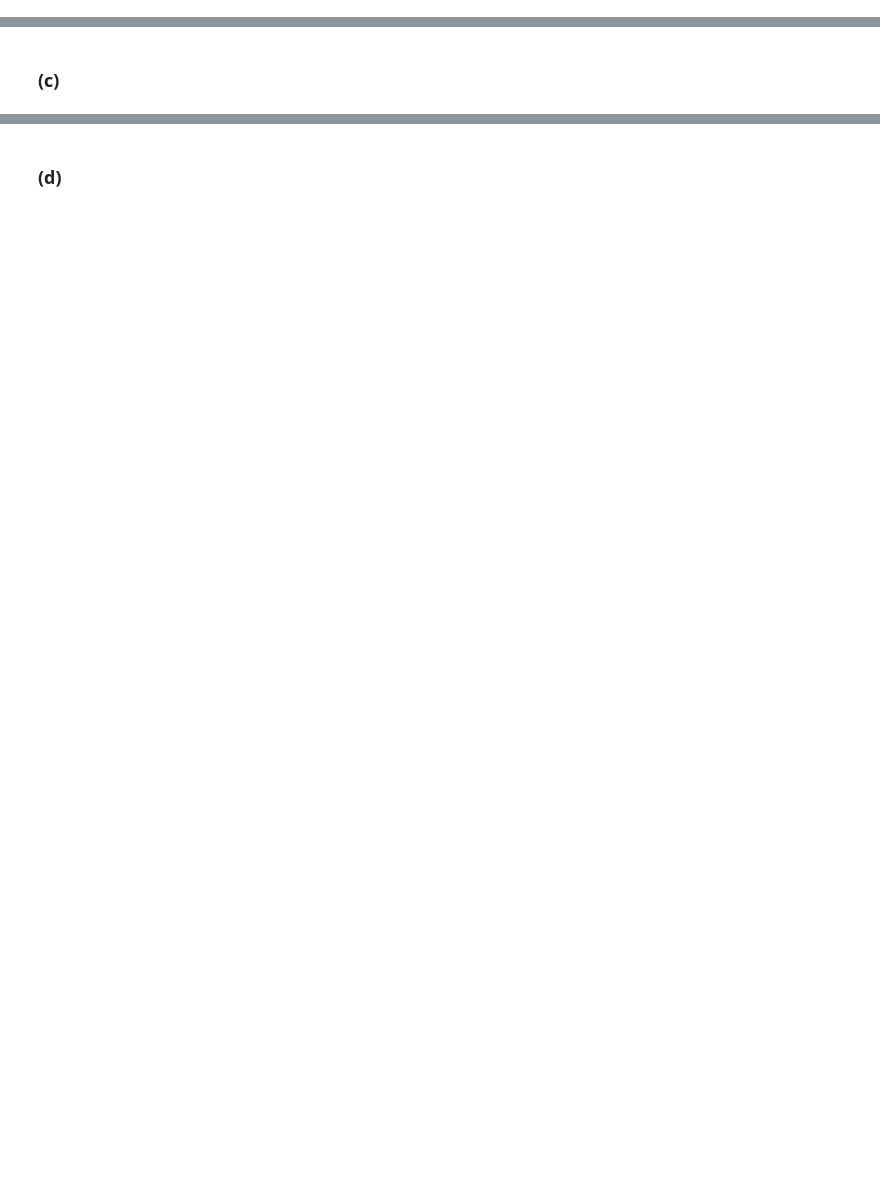
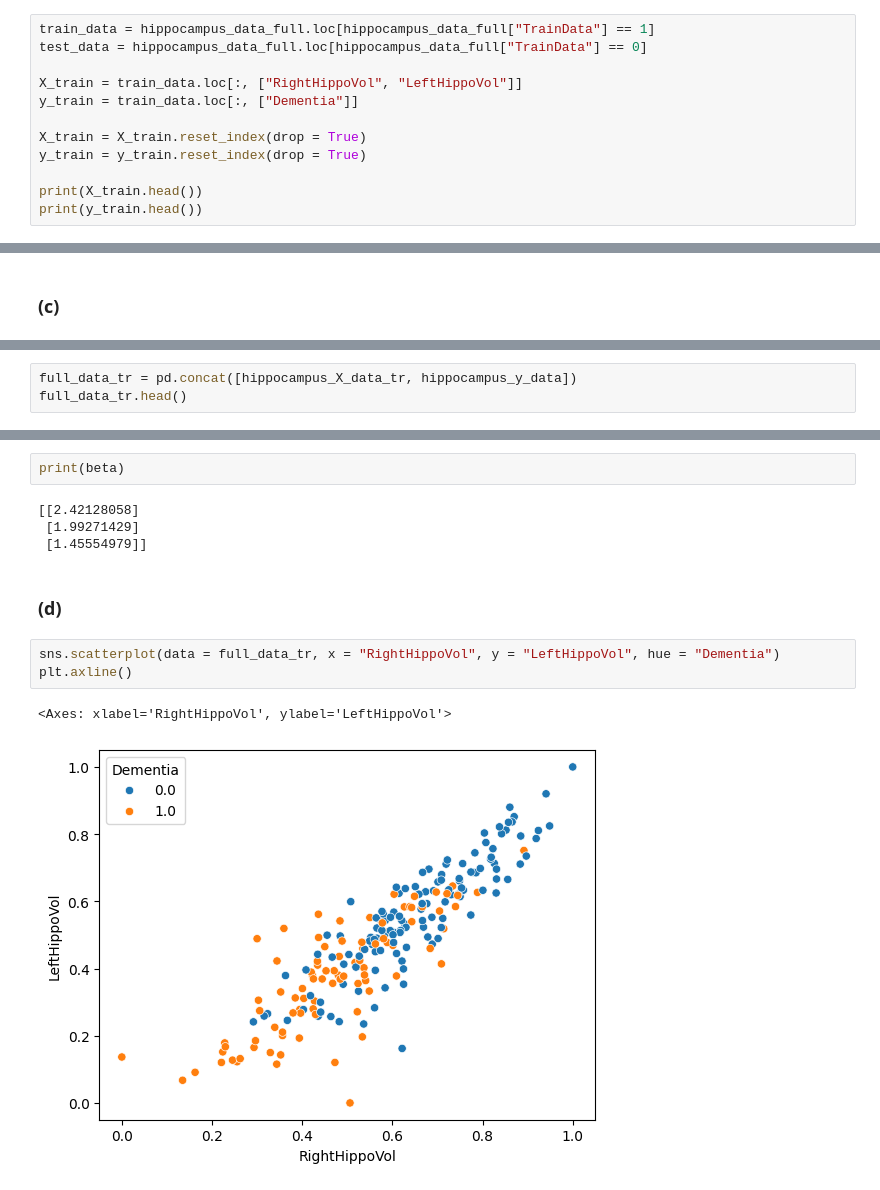
Before and after one commit to Tazering/UVA-CS, a Jupyter notebook: CS-3501_Zhang/PS4/tkj9ep_PS4.ipynb, the cells around one changed output, grey strips where cells are left out. Drawn from its saved outputs; the diff is of its cells as text; blank space fills up the shorter version.

```diff
--- a/CS-3501_Zhang/PS4/tkj9ep_PS4.ipynb
+++ b/CS-3501_Zhang/PS4/tkj9ep_PS4.ipynb
@@ -573,0 +557,12 @@ print(hippocampus_y_data.head())
+# %%
+train_data = hippocampus_data_full.loc[hippocampus_data_full["TrainData"] == 1]
+test_data = hippocampus_data_full.loc[hippocampus_data_full["TrainData"] == 0]
+
+X_train = train_data.loc[:, ["RightHippoVol", "LeftHippoVol"]]
+y_train = train_data.loc[:, ["Dementia"]]
+
+X_train = X_train.reset_index(drop = True)
+y_train = y_train.reset_index(drop = True)
+
+print(X_train.head())
+print(y_train.head())
@@ -731,0 +783,3 @@ plt.show()
+# %%
+full_data_tr = pd.concat([hippocampus_X_data_tr, hippocampus_y_data])
+full_data_tr.head()
@@ -732,2 +793,14 @@ plt.show()
+# %%
+print(beta)
+# %% [output]
+[[2.42128058]
+ [1.99271429]
+ [1.45554979]]
 # %% [markdown]
 ### **(d)**
+# %%
+sns.scatterplot(data = full_data_tr, x = "RightHippoVol", y = "LeftHippoVol", hue = "Dementia")
+plt.axline()
+# %% [output]
+<Axes: xlabel='RightHippoVol', ylabel='LeftHippoVol'>
+[figure, added]
```
Also changed, not shown: parts of 13 cells of this notebook.
